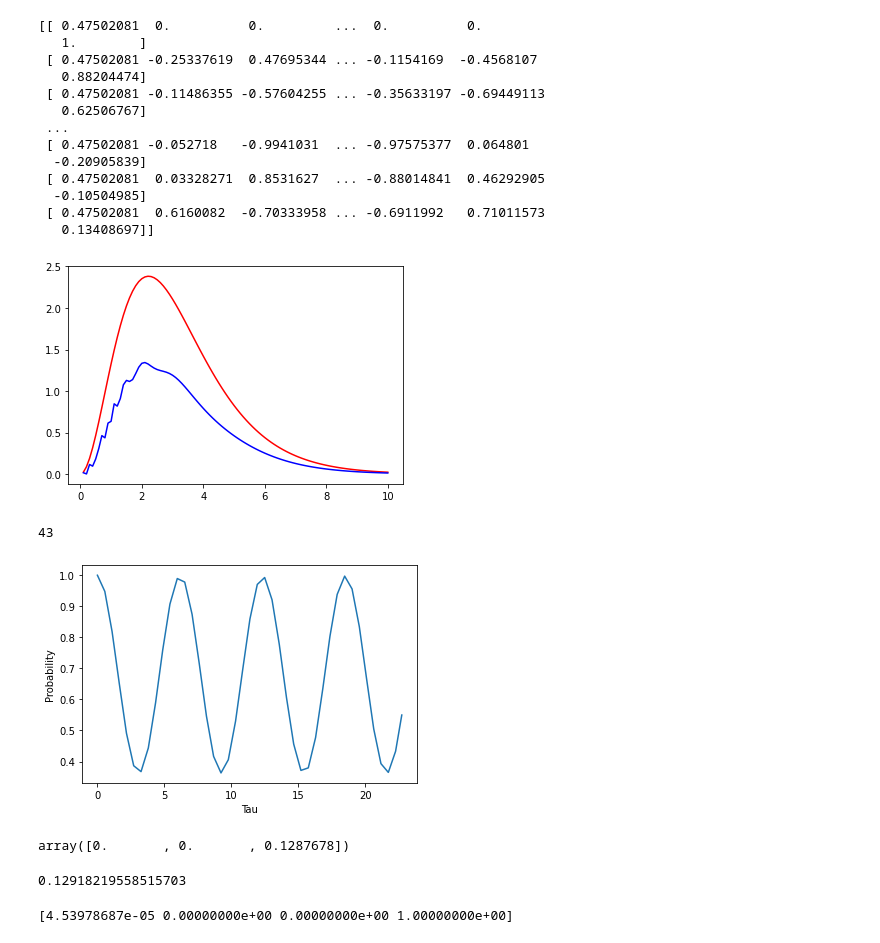
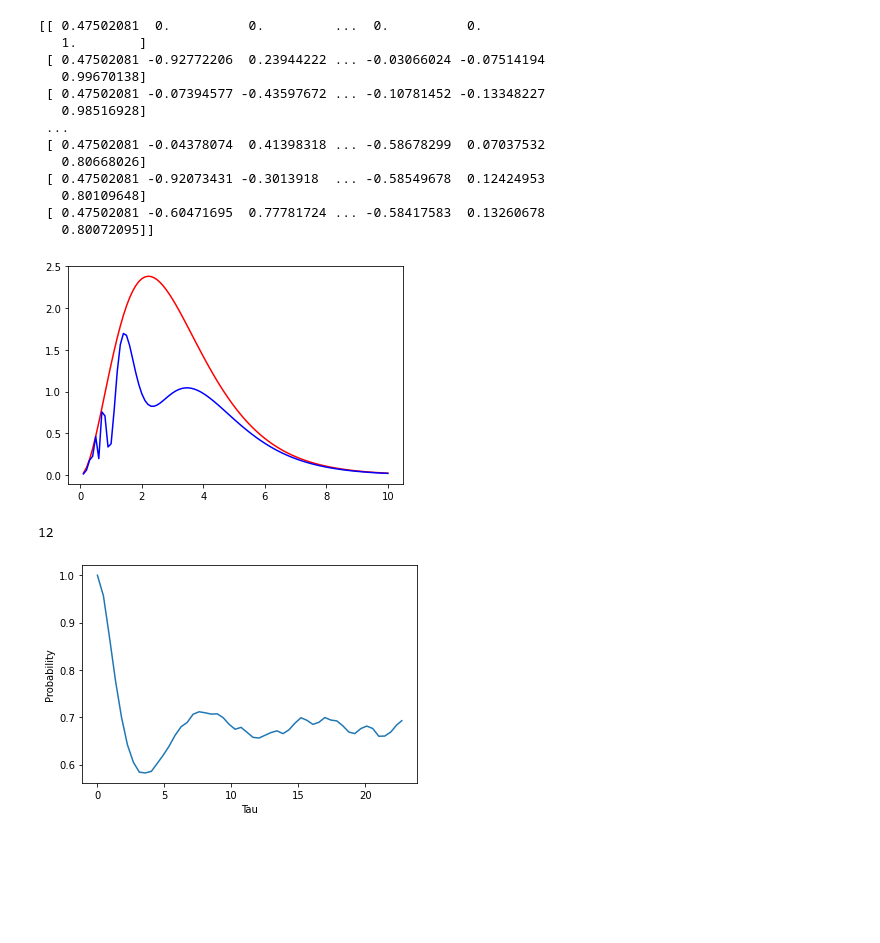
Before and after one commit to nuLABatUSD/QKESolve, a Jupyter notebook: 2023-4, 5 (k=0) and (n-n interactions).ipynb, the cells around one changed output. Saved outputs shown, nothing was run; the diff lists cells and outputs as text; code cells hidden in the pictures; blank space fills up the shorter version.

```diff
--- a/2023-4, 5 (k=0) and (n-n interactions).ipynb
+++ b/2023-4, 5 (k=0) and (n-n interactions).ipynb
@@ -12,7 +12,7 @@ N=100
 Emax= 10
 dm2= 2
 th= .5*np.arcsin(.8)
-Gf= 10/.29
+Gf= .5/.29
 
 Eval= np.linspace(Emax/N, Emax, N)
 
@@ -71,41 +71,41 @@ def dndE(ym0, Eval):
 # %%
 t0= 0
 y0= array_maker(ym0)
 t0= 0
 dt0=  0.01/.8
 N_step = 100
 dN = 100
-t_final = 50
+t_final = 10
 
 
 t, y, dx, end = ODE.ODEOneRun(t0, y0, dt0, p, N_step, dN, t_final)
 print(y)
 
 resultsMatrix= threeD(y)
 ics= dndE(resultsMatrix[0, :, :], Eval)
 later= dndE(resultsMatrix[-1, :, :], Eval)
 
 
 plt.figure()
 plt.plot(Eval, ics, color= 'red')
 plt.plot(Eval, later, color= 'blue')
 
 plt.show()
 # %% [output]
 [[ 0.47502081  0.          0.         ...  0.          0.
    1.        ]
- [ 0.47502081 -0.25337619  0.47695344 ... -0.1154169  -0.4568107
-   0.88204474]
- [ 0.47502081 -0.11486355 -0.57604255 ... -0.35633197 -0.69449113
-   0.62506767]
+ [ 0.47502081 -0.92772206  0.23944222 ... -0.03066024 -0.07514194
+   0.99670138]
+ [ 0.47502081 -0.07394577 -0.43597672 ... -0.10781452 -0.13348227
+   0.98516928]
  ...
- [ 0.47502081 -0.052718   -0.9941031  ... -0.97575377  0.064801
-  -0.20905839]
- [ 0.47502081  0.03328271  0.8531627  ... -0.88014841  0.46292905
-  -0.10504985]
- [ 0.47502081  0.6160082  -0.70333958 ... -0.6911992   0.71011573
-   0.13408697]]
+ [ 0.47502081 -0.04378074  0.41398318 ... -0.58678299  0.07037532
+   0.80668026]
+ [ 0.47502081 -0.92073431 -0.3013918  ... -0.58549678  0.12424953
+   0.80109648]
+ [ 0.47502081 -0.60471695  0.77781724 ... -0.58417583  0.13260678
+   0.80072095]]
-[figure, old version]
+[figure, new version]
 # %%
 #this is a snapshot in time of where different energy values are in their oscillation.
 #red is initial condition. x axis is energy
@@ -127,7 +127,7 @@ n_ve(resultsMatrix[0,:,:], Eval)
 
 print(len(t))
 # %% [output]
-43
+12
 # %%
 def probability(ym0, Eval, t, y):
     resultsMatrix= threeD(y)
@@ -150,4 +150,4 @@ plt.xlabel("Tau")
 plt.ylabel("Probability")
 plt.show()
 # %% [output]
-[figure, old version]
+[figure, new version]
@@ -171,15 +153,0 @@ def v_function(ym, Eval, Gf):
-# %%
-ym= matrix_maker(y[0,:])
-v_function(ym, Eval, 1)
-# %% [output]
-array([0.       , 0.       , 0.1287678])
-# %%
-Gf=1
-test= np.sqrt(2)*Gf*(3/(4*np.pi**2))*1.20206
-print(test)
-# %% [output]
-0.12918219558515703
-# %%
-print(ym[i,:])
-# %% [output]
-[4.53978687e-05 0.00000000e+00 0.00000000e+00 1.00000000e+00]
```
Also changed, not shown: parts of 9 cells of this notebook, 2 other files.
